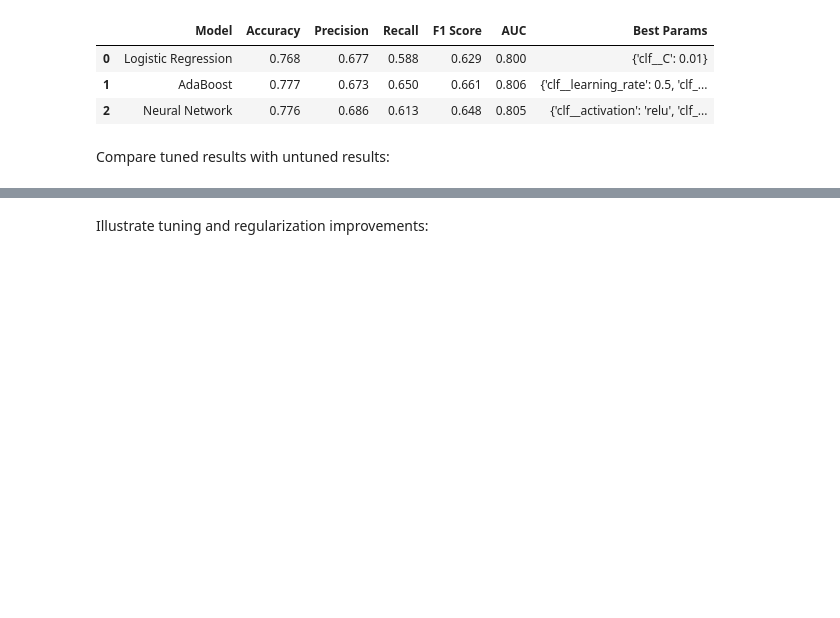
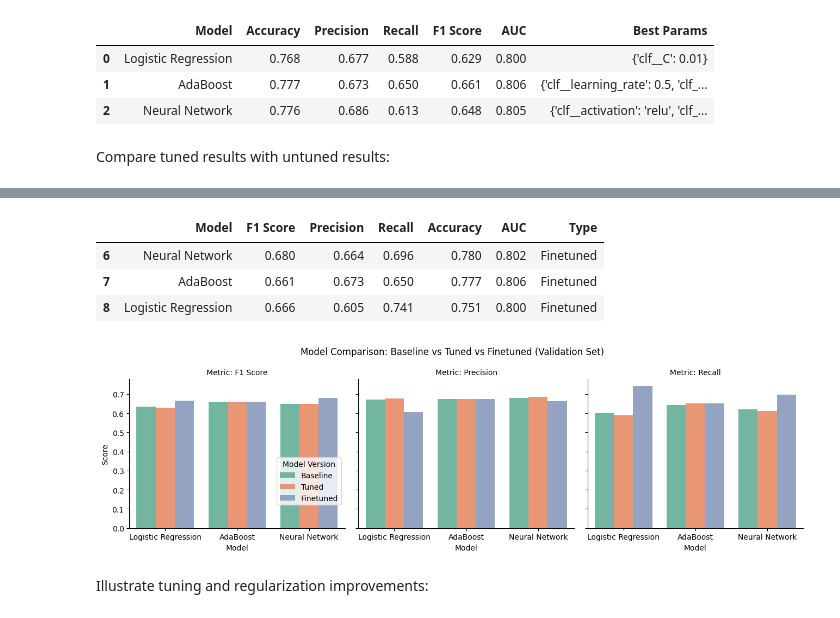
Before and after one commit to mincode2024/risk_assessment_case_study, a Jupyter notebook: notebooks/03_02_modeling_tuning.ipynb, the cells around one changed output, grey strips where cells are left out. Cells and saved outputs as stored; diff of their text form; code cells hidden in the pictures; blank space fills up the shorter version.

```diff
--- a/notebooks/03_02_modeling_tuning.ipynb
+++ b/notebooks/03_02_modeling_tuning.ipynb
@@ -188,3 +190,82 @@ df_merged
+# %%
+# Load your files
+baseline_df = pd.read_csv("../reports/02_modeling/baseline/model_selection_metrics_summary.csv")
+tuned_df = pd.read_csv("../reports/02_modeling/tuning/model_performance_comparison_cv_tuned_results.csv")
+finetuned_df = pd.read_csv("../reports/02_modeling/tuning/model_validation_comparison_log.csv")
+
+# Keep only validation data from baseline
+baseline_df = baseline_df[baseline_df["Set"] == "Validation"].drop(columns="Set")
+
+# Get latest finetuned result per model
+finetuned_df = finetuned_df.sort_values("Timestamp").groupby("Model").tail(1)
+
+# Common metrics
+metrics = ["F1 Score", "Precision", "Recall", "Accuracy", "AUC"]
+
+# Label and align all DataFrames
+baseline_df["Type"] = "Baseline"
+tuned_df["Type"] = "Tuned"
+finetuned_df["Type"] = "Finetuned"
+
+tuned_df = tuned_df[["Model", *metrics, "Type"]]
+finetuned_df = finetuned_df[["Model", *metrics, "Type"]]
+
+finetuned_df
+# %% [output]
+|  | Model | F1 Score | Precision | Recall | Accuracy | AUC | Type |
+| 6 | Neural Network | 0.680 | 0.664 | 0.696 | 0.780 | 0.802 | Finetuned |
+| 7 | AdaBoost | 0.661 | 0.673 | 0.650 | 0.777 | 0.806 | Finetuned |
+| 8 | Logistic Regression | 0.666 | 0.605 | 0.741 | 0.751 | 0.800 | Finetuned |
+# %%
+import pandas as pd
+import matplotlib.pyplot as plt
+import seaborn as sns
+
+# Load your files
+baseline_df = pd.read_csv("../reports/02_modeling/baseline/model_selection_metrics_summary.csv")
+tuned_df = pd.read_csv("../reports/02_modeling/tuning/model_performance_comparison_cv_tuned_results.csv")
+finetuned_df = pd.read_csv("../reports/02_modeling/tuning/model_validation_comparison_log.csv")
+
+# Keep only validation data from baseline
+baseline_df = baseline_df[baseline_df["Set"] == "Validation"].drop(columns="Set")
+
+# Get latest finetuned result per model
+finetuned_df = finetuned_df.sort_values("Timestamp").groupby("Model").tail(1)
+
+# Common metrics
+metrics = ["F1 Score", "Precision", "Recall"]
+
+# Label and align all DataFrames
+baseline_df["Type"] = "Baseline"
+tuned_df["Type"] = "Tuned"
+finetuned_df["Type"] = "Finetuned"
+
+tuned_df = tuned_df[["Model", *metrics, "Type"]]
+finetuned_df = finetuned_df[["Model", *metrics, "Type"]]
+
+# Merge into single long-format DataFrame
+combined = pd.concat([baseline_df, tuned_df, finetuned_df])
+melted = combined.melt(id_vars=["Model", "Type"], value_vars=metrics, var_name="Metric", value_name="Score")
+
+# Plot with improved layout
+g = sns.catplot(
+    data=melted, kind="bar",
+    x="Model", y="Score", hue="Type", col="Metric",
+    col_wrap=3, height=4, aspect=1.1,
+    palette="Set2", legend_out=False
+)
+
+g.set_axis_labels("Model", "Score")
+g.set_titles("Metric: {col_name}")
+g.fig.subplots_adjust(top=0.9, right=0.85)
+g.fig.suptitle("Model Comparison: Baseline vs Tuned vs Finetuned (Validation Set)")
+g.add_legend(title="Model Version", bbox_to_anchor=(1.0, 0.5), loc="upper right")
+
+plt.tight_layout()
+plt.savefig("../reports/02_modeling/tuning/finetuned_results_comparison.png")
+plt.show()
+# %% [output]
+[figure, added]
 # %% [markdown]
 Illustrate tuning and regularization improvements:
 # %%
```
Also changed, not shown: parts of 1 cell of this notebook, 12 other files.
